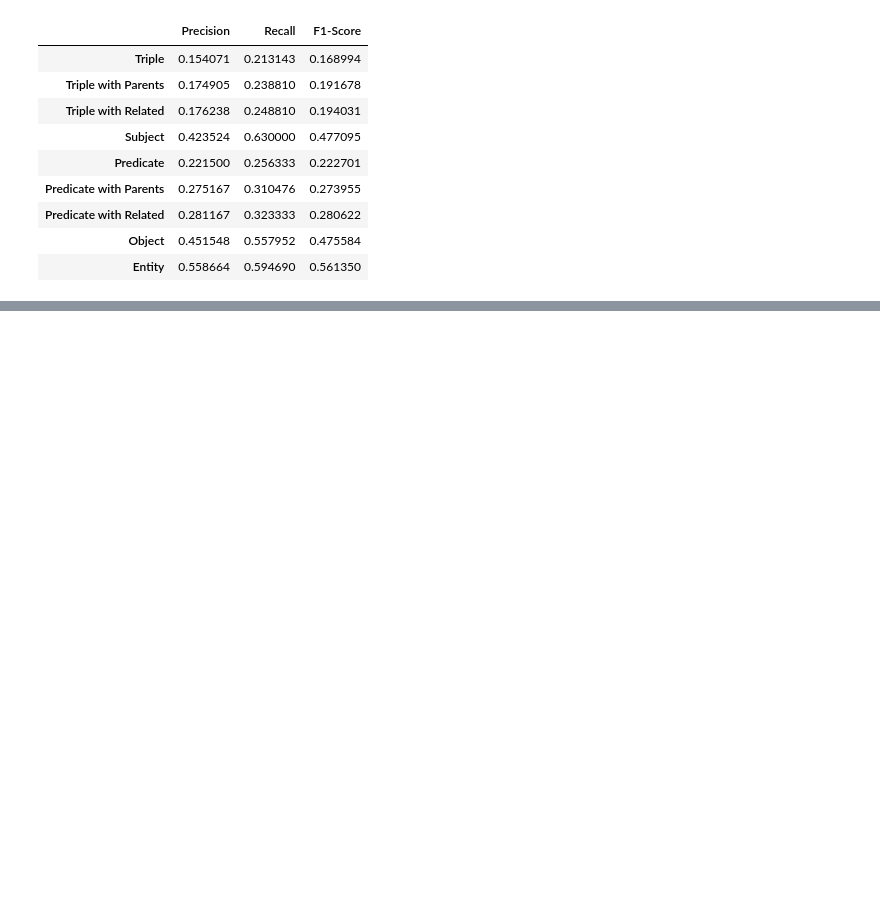
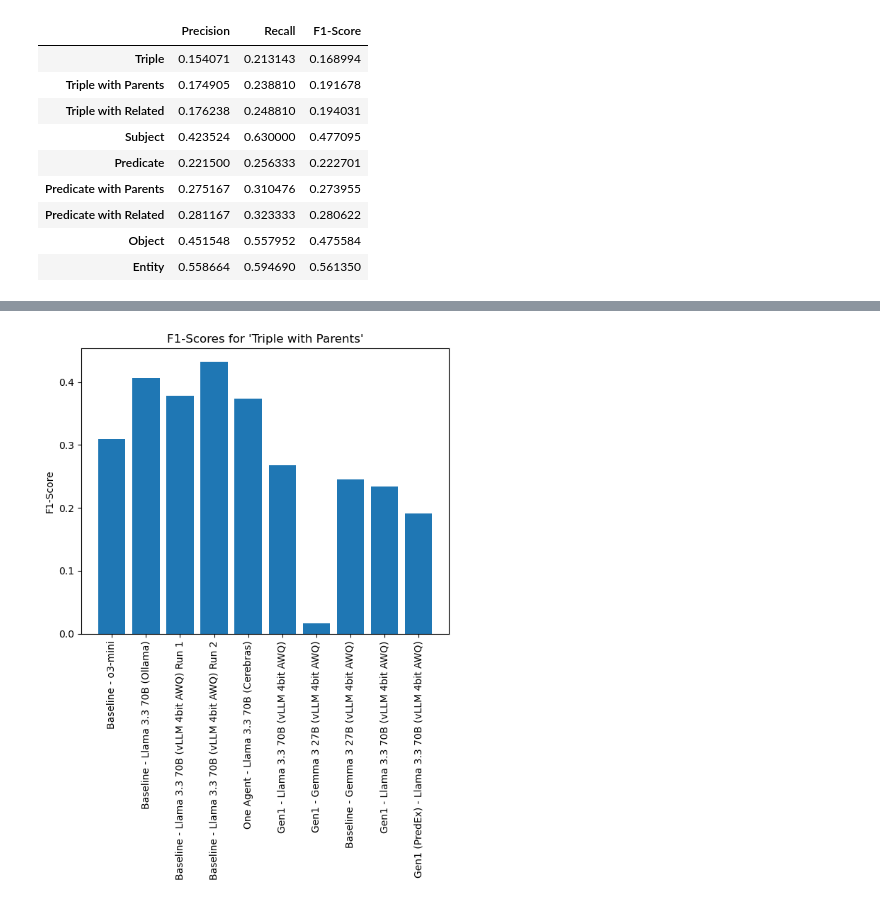
Before and after one commit to maxlautenbach/CIExMAS, a Jupyter notebook: approaches/evaluation_notebook.ipynb, the cells around one changed output, grey strips where cells are left out. Drawn from its saved outputs; the diff is of its cells as text; code cells hidden in the pictures; blank space fills up the shorter version.

```diff
--- a/approaches/evaluation_notebook.ipynb
+++ b/approaches/evaluation_notebook.ipynb
@@ -314,0 +333,4 @@ show_report_plot(reports_test_50)
+# %%
+show_report_plot_parents(reports_test_50)
+# %% [output]
+[figure, added]
```
Also changed, not shown: parts of 5 cells of this notebook, 16 other files.
